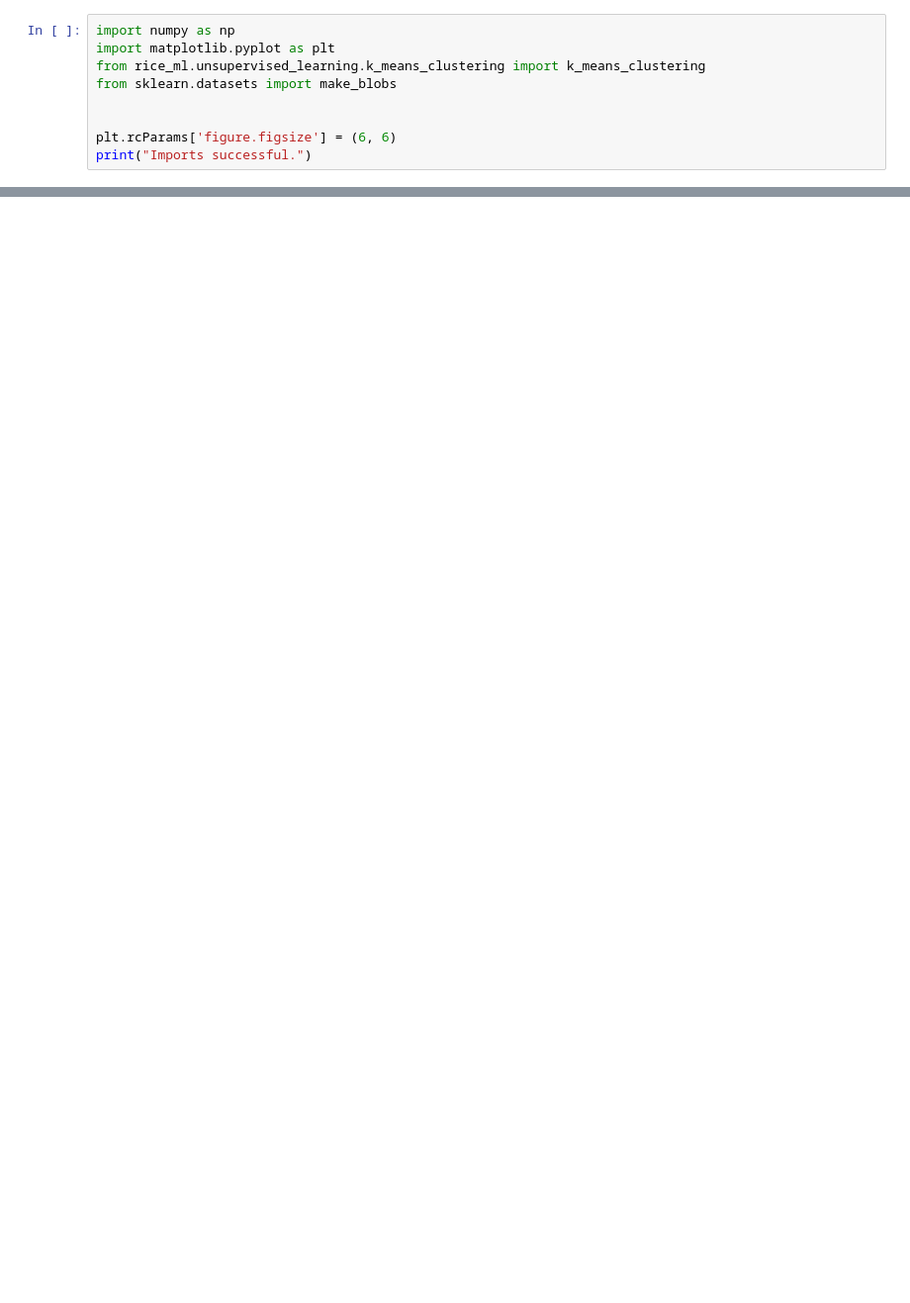
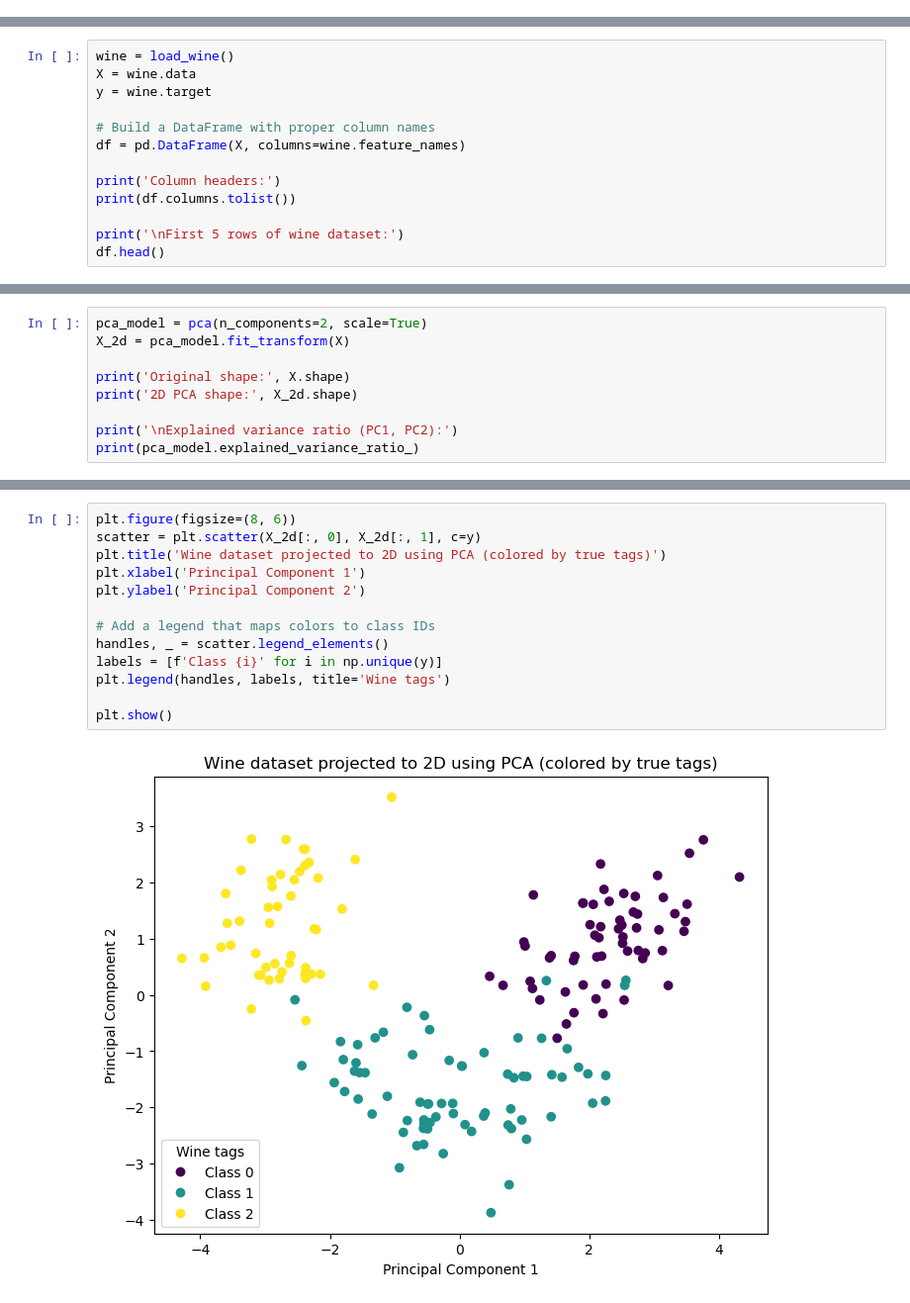
Before and after one commit to jonathanwoo17/INDE-577-F25, a Jupyter notebook: examples/unsupervised_learning/K_Means_Clustering/K_Means_Clustering.ipynb, the cells around one changed output, grey strips where cells are left out. Shown: that part at 99% size. Cells and saved outputs as stored; diff of their text form; blank space fills up the shorter version.

Commit message:
Added new k means clustering example

```diff
--- a/examples/unsupervised_learning/K_Means_Clustering/K_Means_Clustering.ipynb
+++ b/examples/unsupervised_learning/K_Means_Clustering/K_Means_Clustering.ipynb
@@ -1,9 +0,0 @@
-# %%
-import numpy as np
-import matplotlib.pyplot as plt
-from rice_ml.unsupervised_learning.k_means_clustering import k_means_clustering
-from sklearn.datasets import make_blobs
-
-
-plt.rcParams['figure.figsize'] = (6, 6)
-print("Imports successful.")
@@ -96,0 +35,13 @@ Iter: 8
+# %%
+wine = load_wine()
+X = wine.data
+y = wine.target
+
+# Build a DataFrame with proper column names
+df = pd.DataFrame(X, columns=wine.feature_names)
+
+print('Column headers:')
+print(df.columns.tolist())
+
+print('\nFirst 5 rows of wine dataset:')
+df.head()
@@ -96,0 +77,9 @@ Iter: 8
+# %%
+pca_model = pca(n_components=2, scale=True)
+X_2d = pca_model.fit_transform(X)
+
+print('Original shape:', X.shape)
+print('2D PCA shape:', X_2d.shape)
+
+print('\nExplained variance ratio (PC1, PC2):')
+print(pca_model.explained_variance_ratio_)
@@ -96,0 +101,15 @@ Iter: 8
+# %%
+plt.figure(figsize=(8, 6))
+scatter = plt.scatter(X_2d[:, 0], X_2d[:, 1], c=y)
+plt.title('Wine dataset projected to 2D using PCA (colored by true tags)')
+plt.xlabel('Principal Component 1')
+plt.ylabel('Principal Component 2')
+
+# Add a legend that maps colors to class IDs
+handles, _ = scatter.legend_elements()
+labels = [f'Class {i}' for i in np.unique(y)]
+plt.legend(handles, labels, title='Wine tags')
+
+plt.show()
+# %% [output]
+[figure, added]
```
Also changed, not shown: parts of 32 cells of this notebook.
